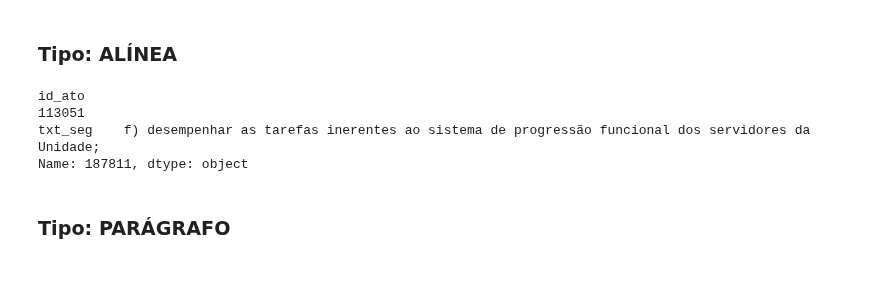
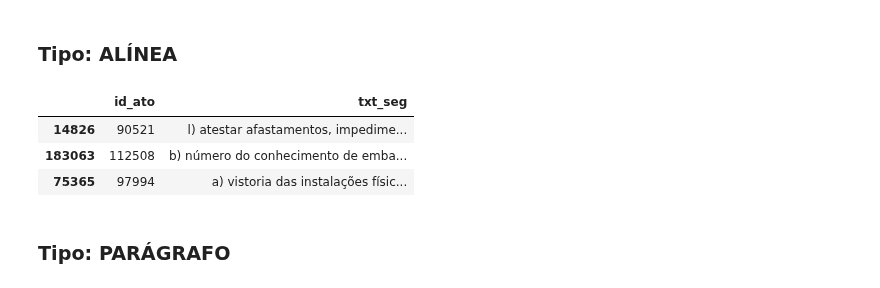
Before and after one commit to correialc/saan, a Jupyter notebook: analise-exploratoria.ipynb, the cells around one changed output. Cells and saved outputs as stored; diff of their text form; code cells hidden in the pictures.

```diff
--- a/analise-exploratoria.ipynb
+++ b/analise-exploratoria.ipynb
@@ -511,12 +501,13 @@ Name: 20550, dtype: object
 # %% [markdown]
 ### Tipo: ALÍNEA
 # %%
-df_seg[df_seg['tipo_seg']=='Alínea'][['id_ato','txt_seg']].sample(15)
+df_seg[df_seg['tipo_seg']=='Alínea'][['id_ato','txt_seg']].sample(3)
 #df_seg[df_seg['tipo_seg']=='Alínea'][['id_ato','txt_seg']].loc[187811]
 # %% [output]
-id_ato                                                                                                113051
-txt_seg    f) desempenhar as tarefas inerentes ao sistema de progressão funcional dos servidores da Unidade;
-Name: 187811, dtype: object
+|  | id_ato | txt_seg |
+| 14826 | 90521 | l) atestar afastamentos, impedime... |
+| 183063 | 112508 | b) número do conhecimento de emba... |
+| 75365 | 97994 | a) vistoria das instalações físic... |
 # %% [markdown]
 ### Tipo: PARÁGRAFO
 # %%
```
Also changed, not shown: parts of 8 cells of this notebook.
